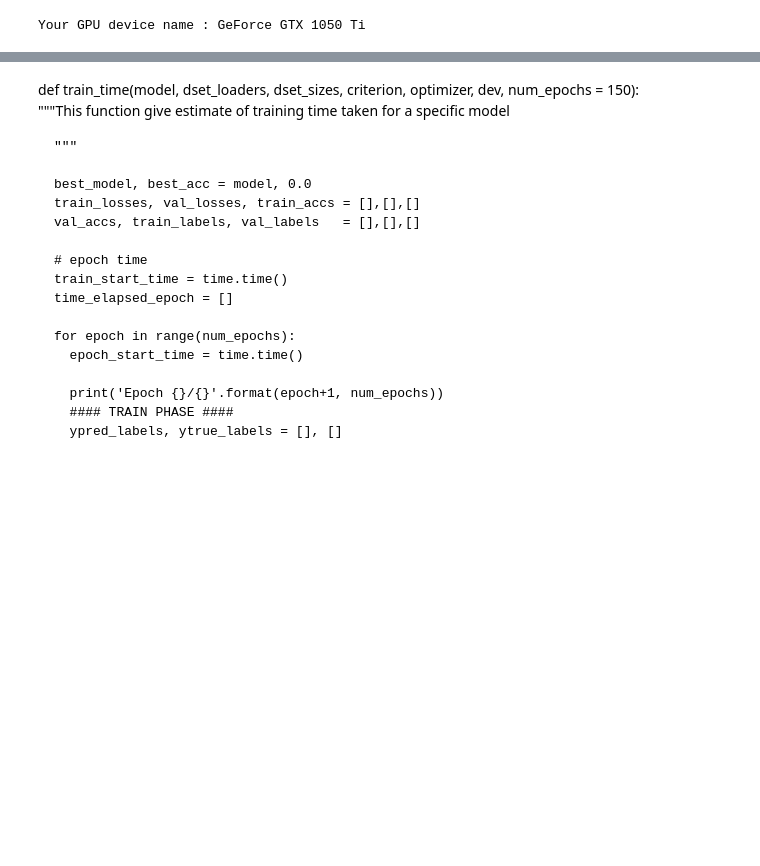
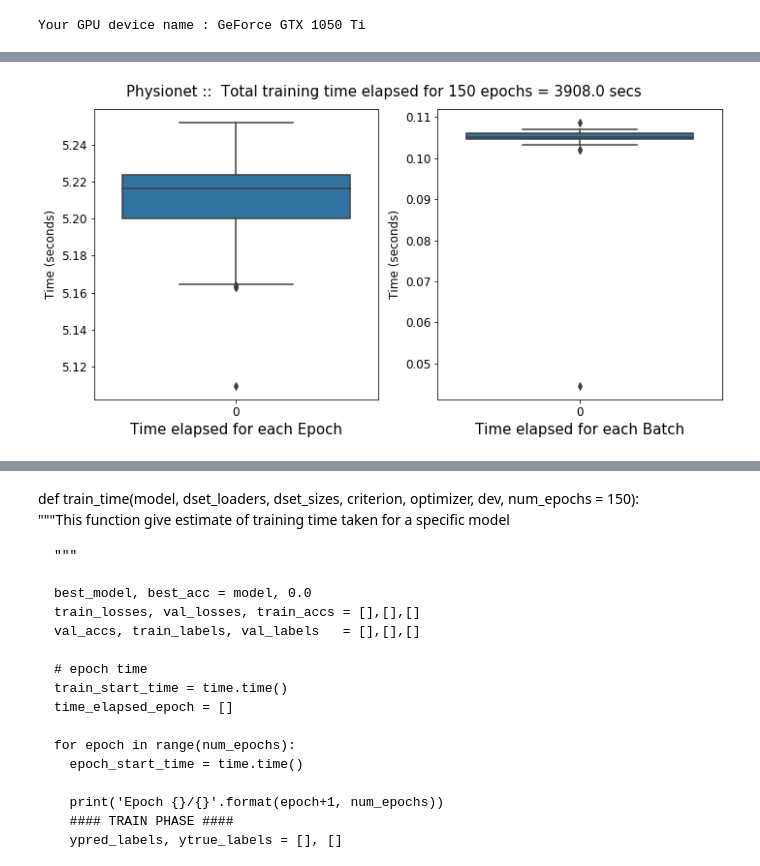
Before and after one commit to berdakh/eeg-pytorch, a Jupyter notebook: train_method.ipynb, the cells around one changed output, grey strips where cells are left out. Saved outputs shown, nothing was run; the diff lists cells and outputs as text; code cells hidden in the pictures; blank space fills up the shorter version.

```diff
--- a/train_method.ipynb
+++ b/train_method.ipynb
@@ -163,0 +217,5 @@ df.describe()
+# %%
+dname = 'Physionet'
+plotbar(dname, d)
+# %% [output]
+[figure, added]
```
Also changed, not shown: parts of 22 cells of this notebook, 10 other files.
